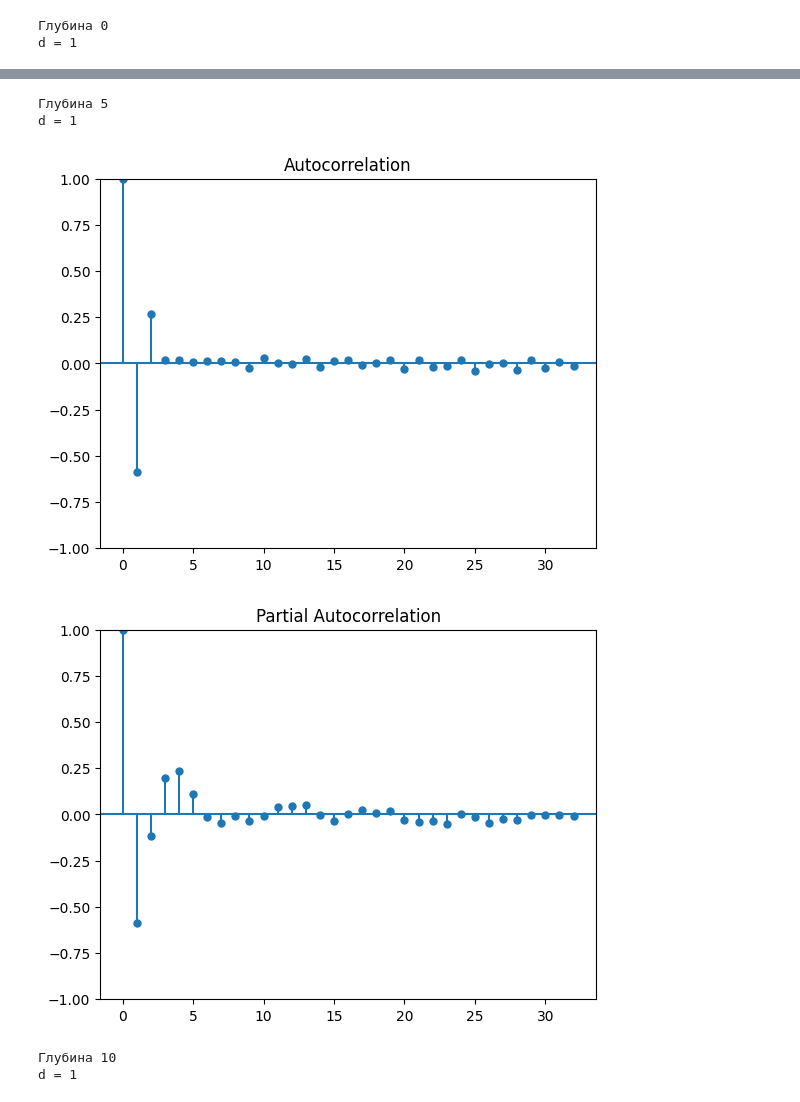
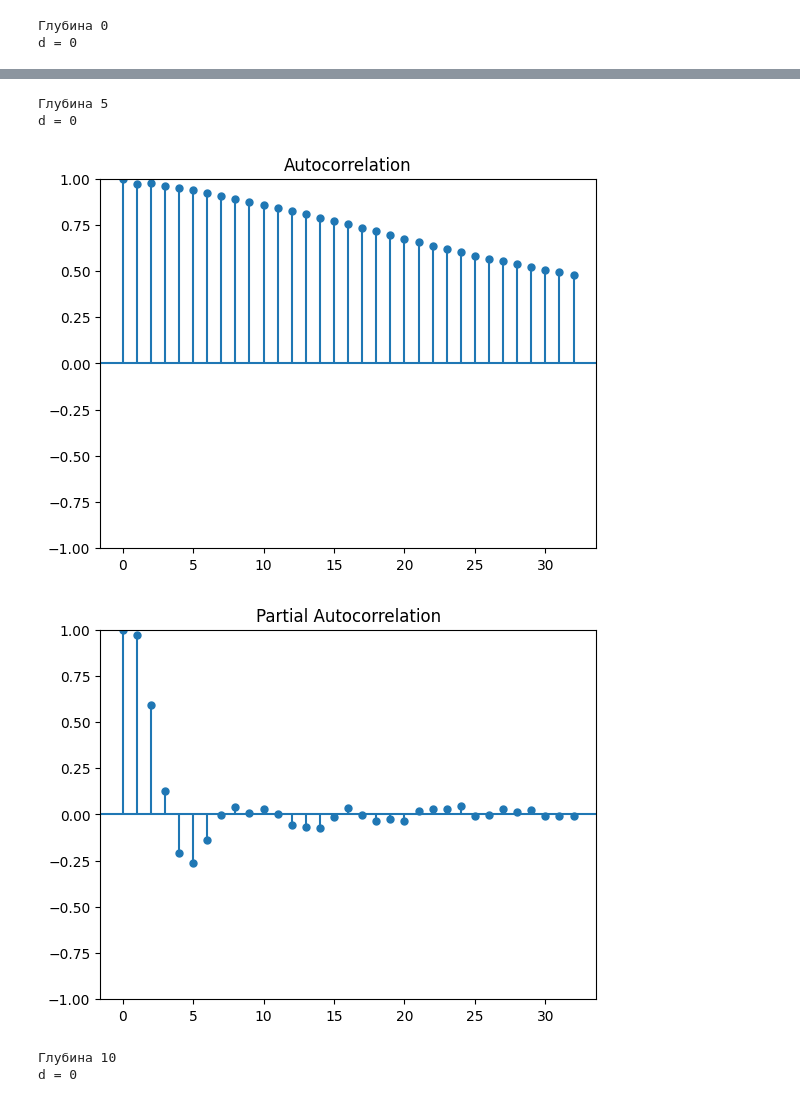
Before and after one commit to mefodyvaulin/ml-salekhard, a Jupyter notebook: furier_arima/researching.ipynb, the cells around one changed output, grey strips where cells are left out. Saved outputs shown, nothing was run; the diff lists cells and outputs as text; code cells hidden in the pictures.

```diff
--- a/furier_arima/researching.ipynb
+++ b/furier_arima/researching.ipynb
@@ -14,12 +13,14 @@ for depth in depths:
 
     seasonal = df_train_decomposed[f'48-1 ({depth}) seasonal']
     train_seasonless = train - seasonal
-    d = pm.arima.ndiffs(train_seasonless)
+
+    d = pm.arima.ndiffs(train_seasonless, test='adf')
     print(f'd = {d}')
-    train_seasonless_diff = pm.utils.diff(train_seasonless, differences=d)
+    if d > 0:
+        train_seasonless = pm.utils.diff(train_seasonless, differences=d)
 
-    pm.utils.plot_acf(train_seasonless_diff)
-    pm.utils.plot_pacf(train_seasonless_diff)
+    pm.utils.plot_acf(train_seasonless)
+    pm.utils.plot_pacf(train_seasonless)
 # %% [output]
 Глубина 0
-d = 1
+d = 0
@@ -28,6 +29,6 @@ d = 1
 Глубина 5
-d = 1
+d = 0
-[figure, old version]
+[figure, new version]
-[figure, old version]
+[figure, new version]
 Глубина 10
-d = 1
+d = 0
```
Also changed, not shown: parts of 2 cells of this notebook, 8 other files.
